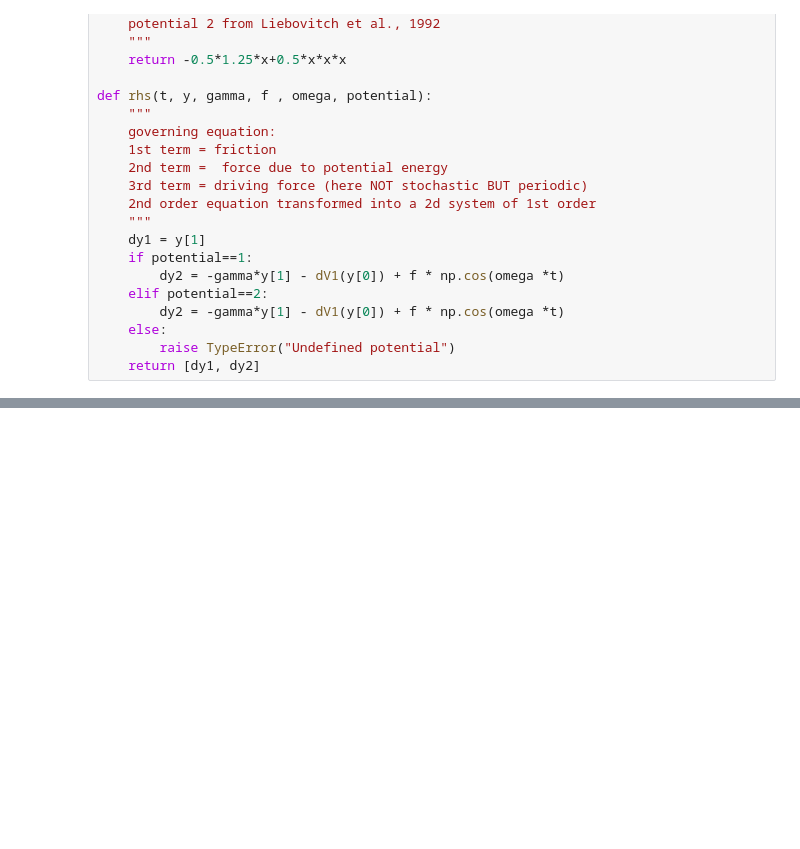
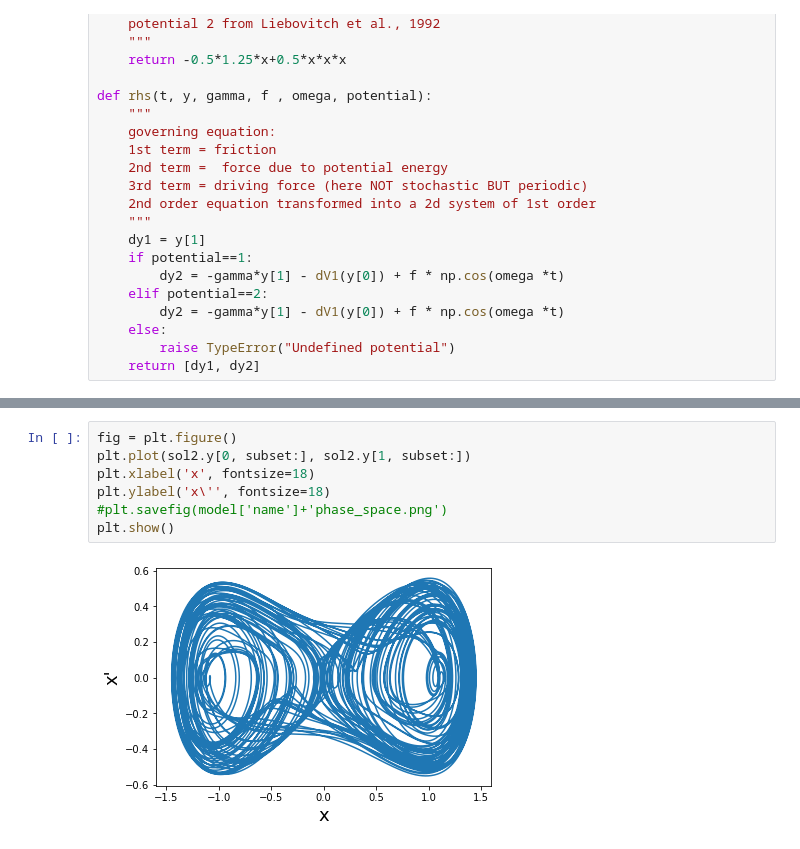
Before and after one commit to DSeiferth/Ion_Channel_Deterministic, a Jupyter notebook: Ion_Channel_Deterministic.ipynb, the cells around one changed output, grey strips where cells are left out. Saved outputs shown, nothing was run; the diff lists cells and outputs as text; blank space fills up the shorter version.

```diff
--- a/Ion_Channel_Deterministic.ipynb
+++ b/Ion_Channel_Deterministic.ipynb
@@ -108,0 +121,9 @@ plt.show()
+# %%
+fig = plt.figure()
+plt.plot(sol2.y[0, subset:], sol2.y[1, subset:])
+plt.xlabel('x', fontsize=18)
+plt.ylabel('x\'', fontsize=18)
+#plt.savefig(model['name']+'phase_space.png')
+plt.show()
+# %% [output]
+[figure, added]
```
Also changed, not shown: parts of 7 cells of this notebook.
